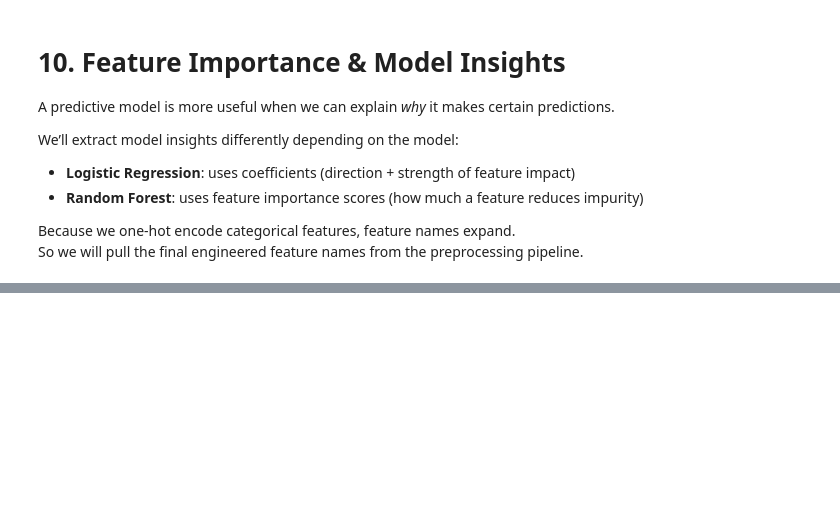
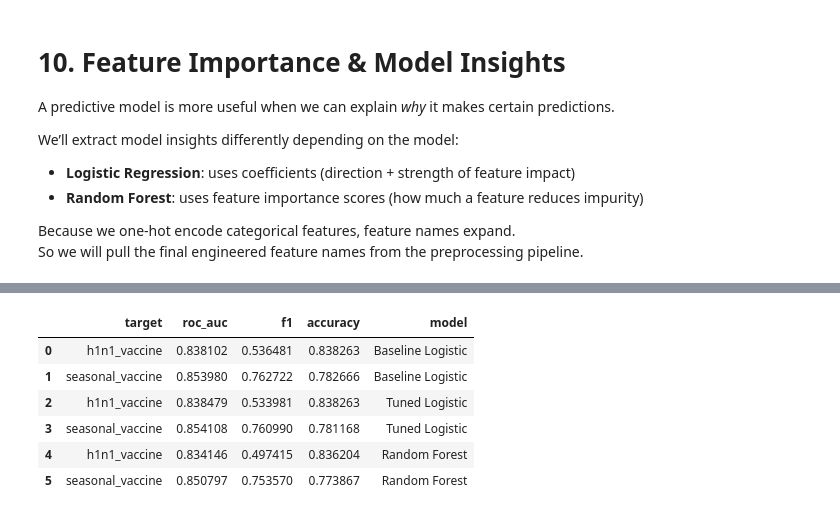
Before and after one commit to winniekimmich/machine-learning-project, a Jupyter notebook: ml.ipynb, the cells around one changed output, grey strips where cells are left out. Cells and saved outputs as stored; diff of their text form; code cells hidden in the pictures; blank space fills up the shorter version.

```diff
--- a/ml.ipynb
+++ b/ml.ipynb
@@ -570,0 +634,21 @@ AttributeError: 'ColumnTransformer' object has no attribute 'get_feature_names_o
+# %%
+def summarize_results(name, results_df):
+    out = results_df.loc[["h1n1_vaccine", "seasonal_vaccine"], ["roc_auc", "f1", "accuracy"]].copy()
+    out["model"] = name
+    return out.reset_index().rename(columns={"index": "target"})
+
+comparison_table = pd.concat([
+    summarize_results("Baseline Logistic", baseline_results),
+    summarize_results("Tuned Logistic", tuned_results),
+    summarize_results("Random Forest", rf_results),
+], ignore_index=True)
+
+display(comparison_table)
+# %% [output]
+|  | target | roc_auc | f1 | accuracy | model |
+| 0 | h1n1_vaccine | 0.838102 | 0.536481 | 0.838263 | Baseline Logistic |
+| 1 | seasonal_vaccine | 0.853980 | 0.762722 | 0.782666 | Baseline Logistic |
+| 2 | h1n1_vaccine | 0.838479 | 0.533981 | 0.838263 | Tuned Logistic |
+| 3 | seasonal_vaccine | 0.854108 | 0.760990 | 0.781168 | Tuned Logistic |
+| 4 | h1n1_vaccine | 0.834146 | 0.497415 | 0.836204 | Random Forest |
+| 5 | seasonal_vaccine | 0.850797 | 0.753570 | 0.773867 | Random Forest |
```
Also changed, not shown: parts of 11 cells of this notebook, 3 other files.
